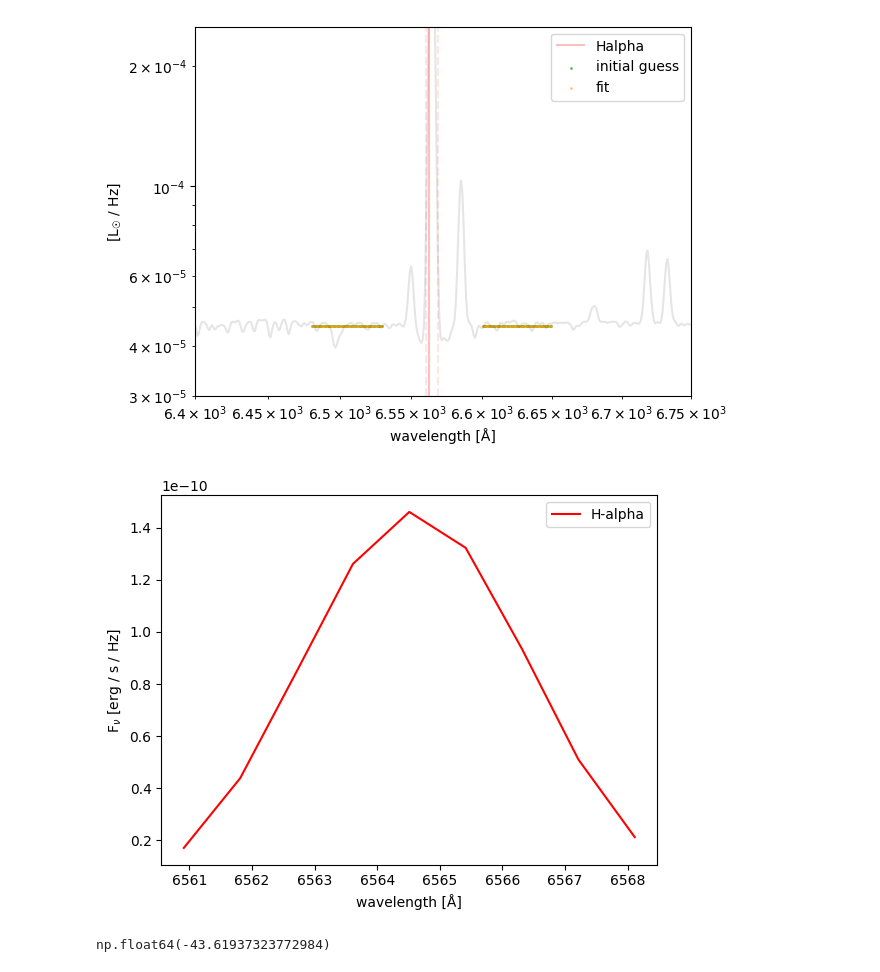
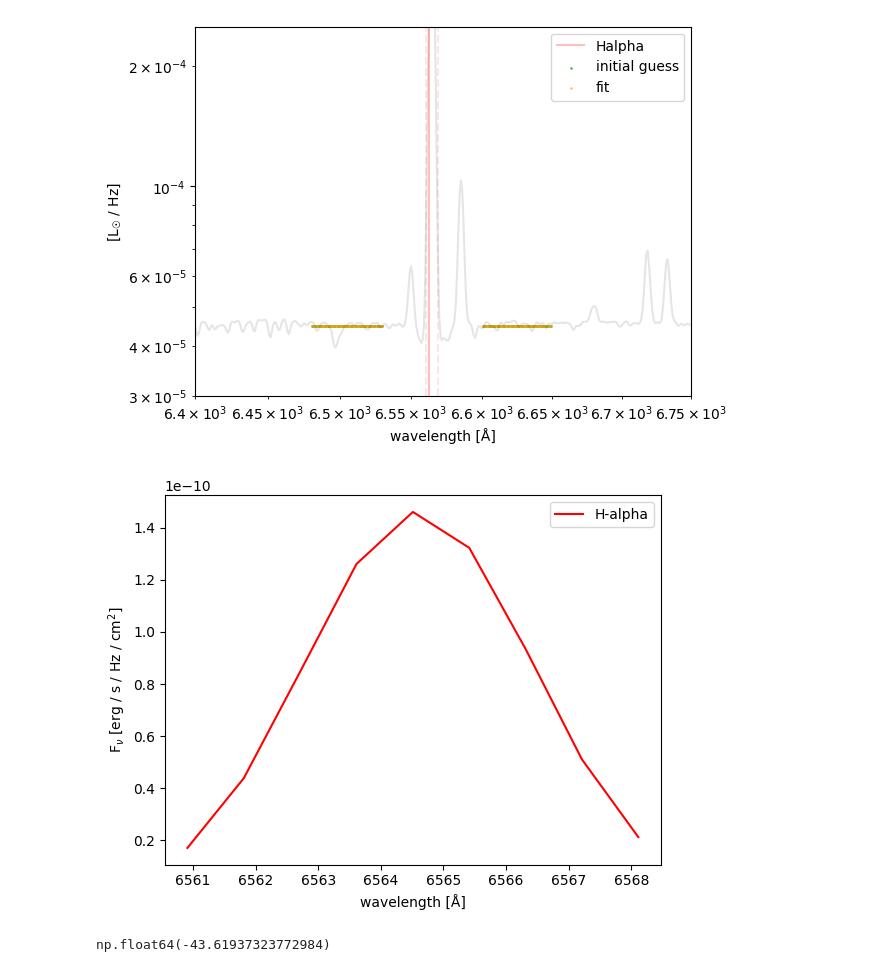
Before and after one commit to zaidikumail/diff_warmup, a Jupyter notebook: dsps_emission_line_flux.ipynb, the cells around one changed output. Saved outputs shown, nothing was run; the diff lists cells and outputs as text; code cells hidden in the pictures.

```diff
--- a/dsps_emission_line_flux.ipynb
+++ b/dsps_emission_line_flux.ipynb
@@ -127,13 +127,13 @@ plt.show()
 # %%
 plt.plot(sed_dict["line_wave"], sed_dict["line_rest_sed_Fnu"], c='r',
          label='H-alpha')
 
 plt.xlabel('wavelength [\u212b]')
-plt.ylabel('F$_{\u03bd}$ [erg / s / Hz]')
+plt.ylabel('F$_{\u03bd}$ [erg / s / Hz / cm$^{2}$]')
 plt.legend()
 plt.show()
 # %% [output]
-[figure, old version]
+[figure, new version]
 # %%
 sed_dict["integrated_line_rest_F"]
 # %% [output]
```
